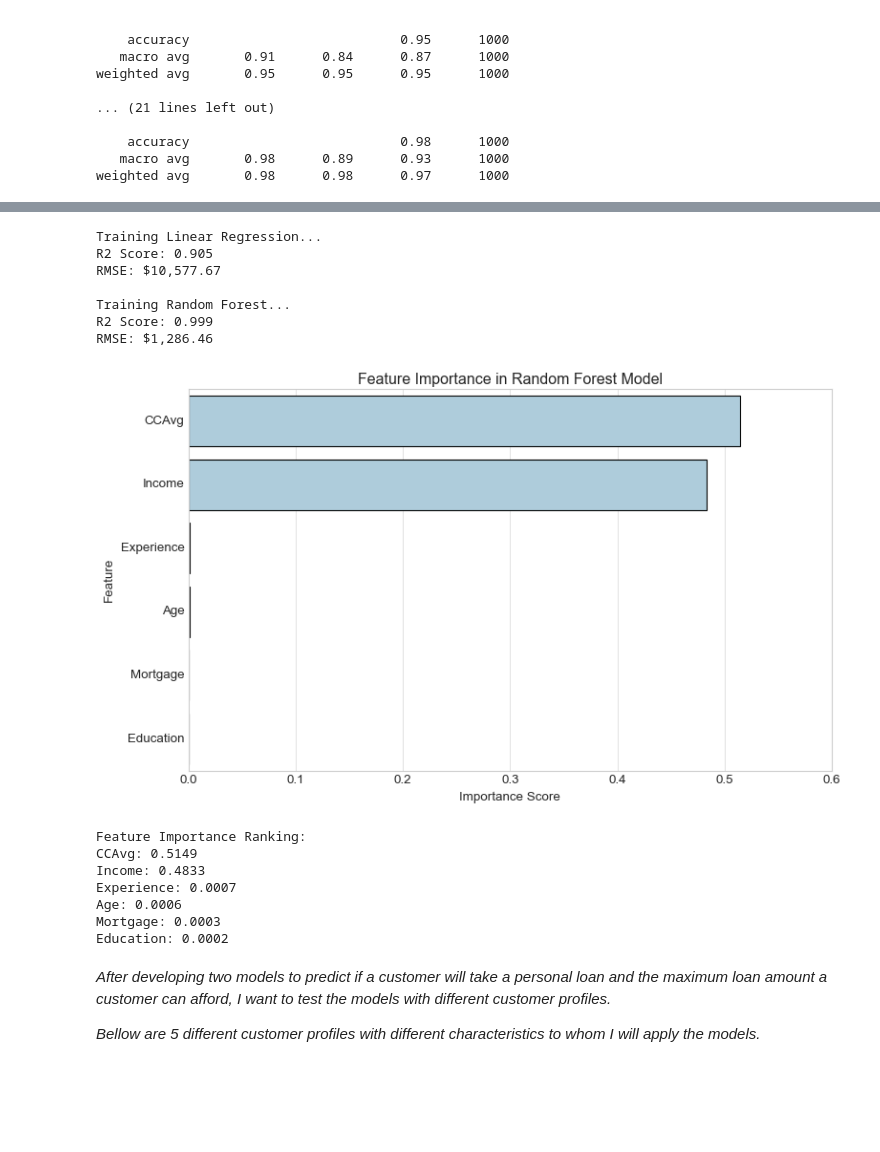
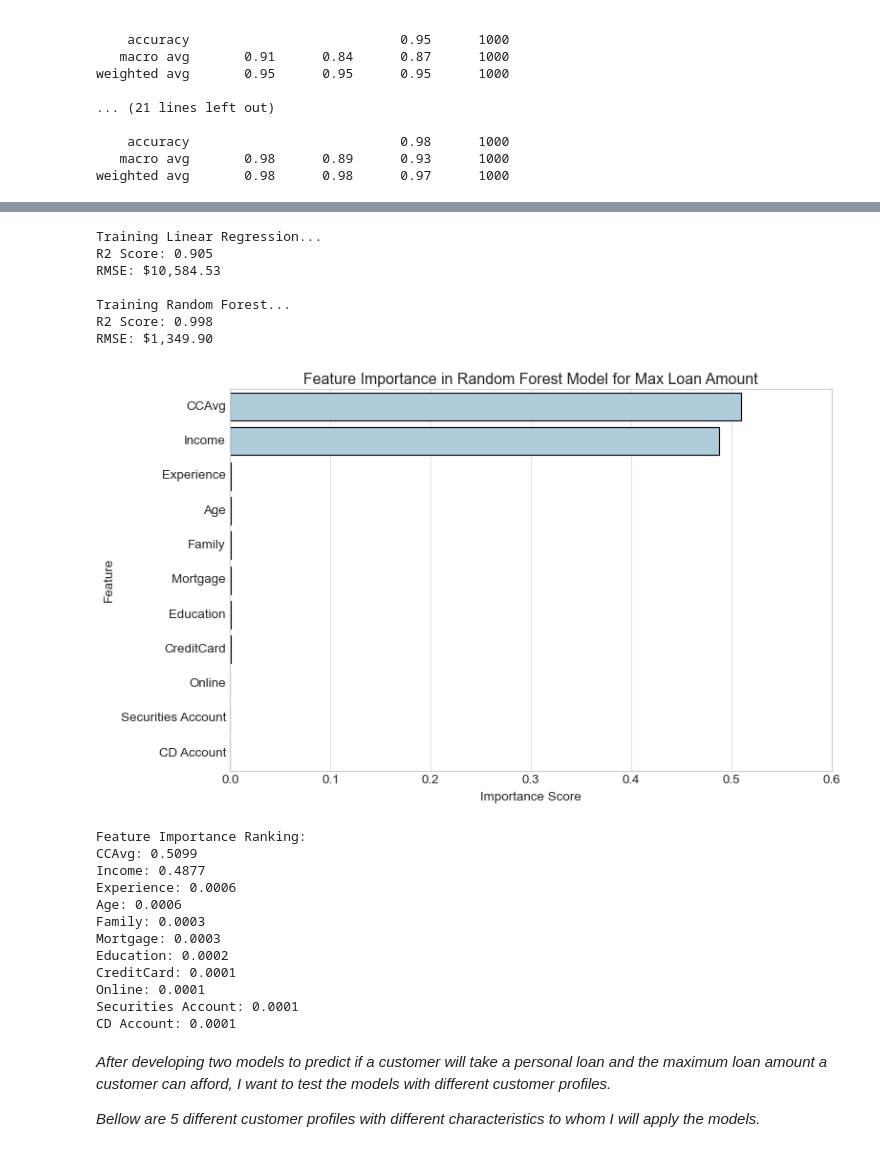
Before and after one commit to joao-reis25/dataSciencePython, a Jupyter notebook: src/REIS_POST.ipynb, the cells around one changed output, grey strips where cells are left out. Saved outputs shown, nothing was run; the diff lists cells and outputs as text; code cells hidden in the pictures; blank space fills up the shorter version.

```diff
--- a/src/REIS_POST.ipynb
+++ b/src/REIS_POST.ipynb
@@ -311,22 +315,22 @@ weighted avg       0.98      0.98      0.97      1000
 features = ['Age', 'Experience', 'Income', 'Family', 'CCAvg', 'Education', 'Mortgage', 'Securities Account', 'CD Account', 'Online','CreditCard']
 
 rf_model = modelsApproval['Random Forest']
-importance = pd.DataFrame({
+importance_approval = pd.DataFrame({
     'Feature': features,
     'Importance': rf_model.feature_importances_
 })
-importance = importance.sort_values('Importance', ascending=False)
+importance_approval = importance_approval.sort_values('Importance', ascending=False)
 
 # Visualize feature importance
 plt.figure(figsize=(10, 6))
-sns.barplot(data=importance, x='Importance', y='Feature')
-plt.title('Feature Importance in Random Forest Model')
+sns.barplot(data=importance_approval, x='Importance', y='Feature')
+plt.title('Feature Importance in Random Forest Model for Loan Approval')
 plt.xlabel('Importance Score')
 plt.tight_layout()
 plt.show()
 
 # Print numerical values
 print("\nFeature Importance Ranking:")
-for idx, row in importance.iterrows():
+for idx, row in importance_approval.iterrows():
     print(f"{row['Feature']}: {row['Importance']:.4f}")
 # %% [output]
@@ -391,11 +401,5 @@ After predicting if a customer will take a personal loan, I want to predict the
 # %%
-# Create a synthetic maximum loan amount based on common banking rules
-# This is a simplified example - actual banking rules are more complex
 def calculate_theoretical_max_loan(row):
-    # Common rules of thumb:
-    # - Maximum monthly payment = 40% of monthly income
-    # - Loan term = 3 years
-    # - Consider existing obligations (mortgage, credit card)
 
     monthly_income = row['Income'] * 1000 / 12  # Assuming income is in thousands
     existing_obligations = (row['Mortgage'] / 12) + (row['CCAvg'] * 1000)
@@ -411,16 +415,14 @@ def calculate_theoretical_max_loan(row):
 # Create target variable
 df['Theoretical_Max_Loan'] = df.apply(calculate_theoretical_max_loan, axis=1)
 
-# Prepare features for regression
-features = ['Age', 'Experience', 'Income', 'CCAvg', 'Education', 'Mortgage']
-X = df[features]
-y = df['Theoretical_Max_Loan']
+X_max_loan = df[features]
+y_max_loan = df['Theoretical_Max_Loan']
 
 
-X_train, X_test, y_train, y_test = train_test_split(X, y, test_size=0.2, random_state=42)
-scaler = StandardScaler()
-X_train_scaled = scaler.fit_transform(X_train)
-X_test_scaled = scaler.transform(X_test)
+X_train_ml, X_test_ml, y_train_ml, y_test_ml = train_test_split(X_max_loan, y_max_loan, test_size=0.2, random_state=42)
+scaler_max_loan = StandardScaler()
+X_train_scaled_ml = scaler_max_loan.fit_transform(X_train_ml)
+X_test_scaled_ml = scaler_max_loan.transform(X_test_ml)
 
 # Train multiple regression models
 modelsAmount = {
@@ -430,21 +432,15 @@ modelsAmount = {
 
 for name, model in modelsAmount.items():
     print(f"\nTraining {name}...")
-    model.fit(X_train_scaled, y_train)
-    y_pred = model.predict(X_test_scaled)
-    print(f"R2 Score: {r2_score(y_test, y_pred):.3f}")
-    print(f"RMSE: ${np.sqrt(mean_squared_error(y_test, y_pred)):,.2f}")
-
-# Function to predict max loan for new customers
-def predict_max_loan(model, customer_data):
-    customer_scaled_max_loan = scaler.transform(customer_data)
-    predicted_amount = model.predict(customer_scaled_max_loan)[0]
-    return max(0, predicted_amount)
+    model.fit(X_train_scaled_ml, y_train_ml)
+    y_pred_ml = model.predict(X_test_scaled_ml)
+    print(f"R2 Score: {r2_score(y_test_ml, y_pred_ml):.3f}")
+    print(f"RMSE: ${np.sqrt(mean_squared_error(y_test_ml, y_pred_ml)):,.2f}")
 # %% [output]
 Training Linear Regression...
 R2 Score: 0.905
-RMSE: $10,577.67
+RMSE: $10,584.53
 
 Training Random Forest...
-R2 Score: 0.999
-RMSE: $1,286.46
+R2 Score: 0.998
+RMSE: $1,349.90
@@ -451,33 +453,41 @@ RMSE: $1,286.46
 # %%
 # Get feature importance from Random Forest model
 rf_model = modelsAmount['Random Forest']
-importance = pd.DataFrame({
+
+importance_max_loan = pd.DataFrame({
     'Feature': features,
     'Importance': rf_model.feature_importances_
 })
-importance = importance.sort_values('Importance', ascending=False)
+importance_max_loan = importance_max_loan.sort_values('Importance', ascending=False)
+
+#print(importance_max_loan)
 
 # Visualize feature importance
 plt.figure(figsize=(10, 6))
-sns.barplot(data=importance, x='Importance', y='Feature')
-plt.title('Feature Importance in Random Forest Model')
+sns.barplot(data=importance_max_loan, x='Importance', y='Feature')
+plt.title('Feature Importance in Random Forest Model for Max Loan Amount')
 plt.xlabel('Importance Score')
 plt.tight_layout()
 plt.show()
 
 # Print numerical values
 print("\nFeature Importance Ranking:")
-for idx, row in importance.iterrows():
+for idx, row in importance_max_loan.iterrows():
     print(f"{row['Feature']}: {row['Importance']:.4f}")
 # %% [output]
-[figure, old version]
+[figure, new version]
 Feature Importance Ranking:
-CCAvg: 0.5149
-Income: 0.4833
-Experience: 0.0007
+CCAvg: 0.5099
+Income: 0.4877
+Experience: 0.0006
 Age: 0.0006
+Family: 0.0003
 Mortgage: 0.0003
 Education: 0.0002
+CreditCard: 0.0001
+Online: 0.0001
+Securities Account: 0.0001
+CD Account: 0.0001
 # %% [markdown]
 *After developing two models to predict if a customer will take a personal loan and the maximum loan amount a customer can afford, I want to test the models with different customer profiles.*
 
```
Also changed, not shown: parts of 10 cells of this notebook, 3 other files.
